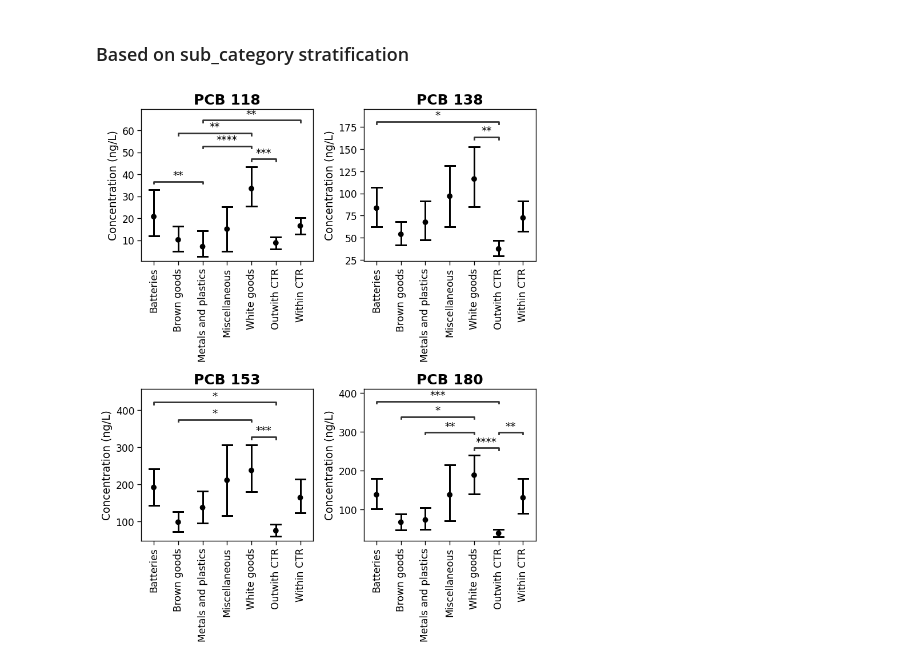
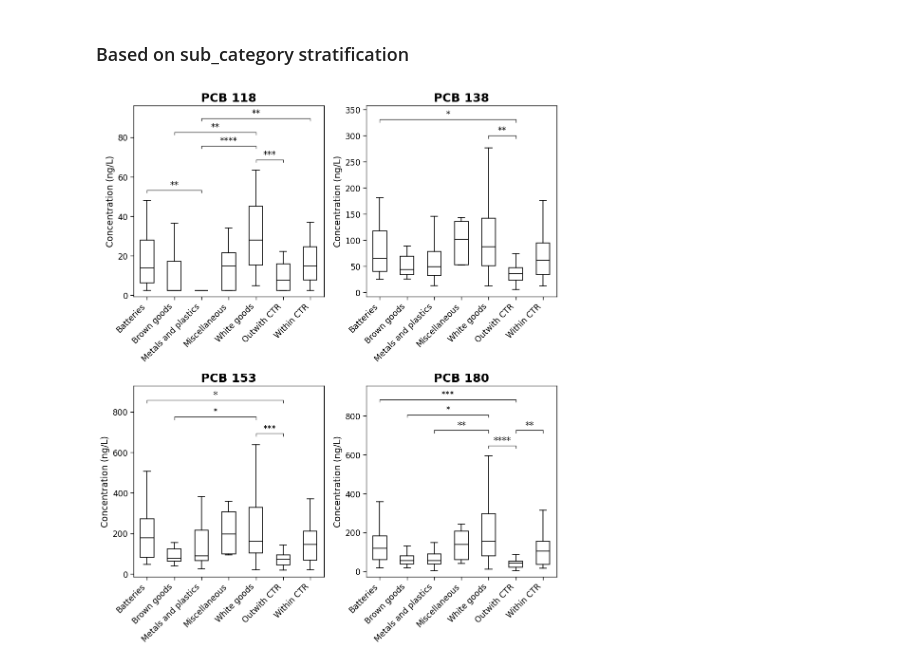
Before and after one commit to adamcseresznye/HBM4EU_eWaste_POPs, a Jupyter notebook: notebooks/NB2_ACs_Describe_Demographics_and_POPs.ipynb, the cells around one changed output. Saved outputs shown, nothing was run; the diff lists cells and outputs as text; code cells hidden in the pictures.

```diff
--- a/notebooks/NB2_ACs_Describe_Demographics_and_POPs.ipynb
+++ b/notebooks/NB2_ACs_Describe_Demographics_and_POPs.ipynb
@@ -486,13 +489,19 @@ plt.savefig(utils.Configuration.PLOTS.joinpath("img1.png"), dpi=600)
 # %%
 sns.set_context("paper", font_scale=1.4)
 
-fig = plt.figure(figsize=(8, 10))
+fig = plt.figure(figsize=(10, 12))
 rows, cols = 2, 2
 
 for idx, i in enumerate(df.columns[df.columns.isin(over50_DF)]):
     pairs, p_values = common_functions.get_pairs_values_for_posthoc_dunn(
         data=df, value_vars=i, id_vars="sub_category", p_adjust="fdr_bh"
     )
+    PROPS = {
+        "boxprops": {"facecolor": "white", "edgecolor": "black"},
+        "medianprops": {"color": "black"},
+        "whiskerprops": {"color": "black"},
+        "capprops": {"color": "black"},
+    }
 
     fig.add_subplot(rows, cols, idx + 1)
     (
@@ -509,13 +518,11 @@ for idx, i in enumerate(df.columns[df.columns.isin(over50_DF)]):
             }
         )
         .pipe(
-            lambda df_: sns.pointplot(
+            lambda df_: sns.boxplot(
                 x=df_["Sub Category"],
                 y=df[i],
-                errorbar=("pi", 90),
-                capsize=0.4,
-                join=False,
-                color="black",
+                showfliers=False,
+                width=0.5,
                 order=[
                     "Batteries",
                     "Brown goods",
@@ -525,6 +532,7 @@ for idx, i in enumerate(df.columns[df.columns.isin(over50_DF)]):
                     "Outwith CTR",
                     "Within CTR",
                 ],
+                **PROPS,
                 ax=fig.axes[idx],
             )
         )
@@ -535,34 +543,34 @@ for idx, i in enumerate(df.columns[df.columns.isin(over50_DF)]):
     fig.axes[idx].set_ylabel("Concentration (ng/L)")
     fig.axes[idx].grid(False)
     fig.axes[idx].yaxis.set_major_formatter(FormatStrFormatter("%.0d"))
-    plt.xticks(rotation=90)
+    plt.xticks(rotation=45, ha="right")
     fig.tight_layout()
 
     if len(pairs) >= 1:
         annotator = Annotator(
             fig.axes[idx],
             pairs,
             data=df.query(
                 "sub_category.isin(['Brown goods', 'Metals and plastics', 'Miscellaneous', 'White goods', 'Batteries', 'outwith_CTR', 'within_CTR'])"
             ),
             x="sub_category",
             y=i,
             order=[
                 "Batteries",
                 "Brown goods",
                 "Metals and plastics",
                 "Miscellaneous",
                 "White goods",
                 "outwith_CTR",
                 "within_CTR",
             ],
             verbose=False,
         )
-        annotator.configure(text_format="star", loc="inside", line_width=2, test=None)
+        annotator.configure(text_format="star", loc="inside", line_width=1, test=None)
         annotator.set_pvalues_and_annotate(p_values)
     else:
         continue
 plt.suptitle("")
 plt.savefig(utils.Configuration.PLOTS.joinpath("img2.png"), dpi=600)
 # %% [output]
-[figure, old version]
+[figure, new version]
```
Also changed, not shown: parts of 5 cells of this notebook, 6 other files.
